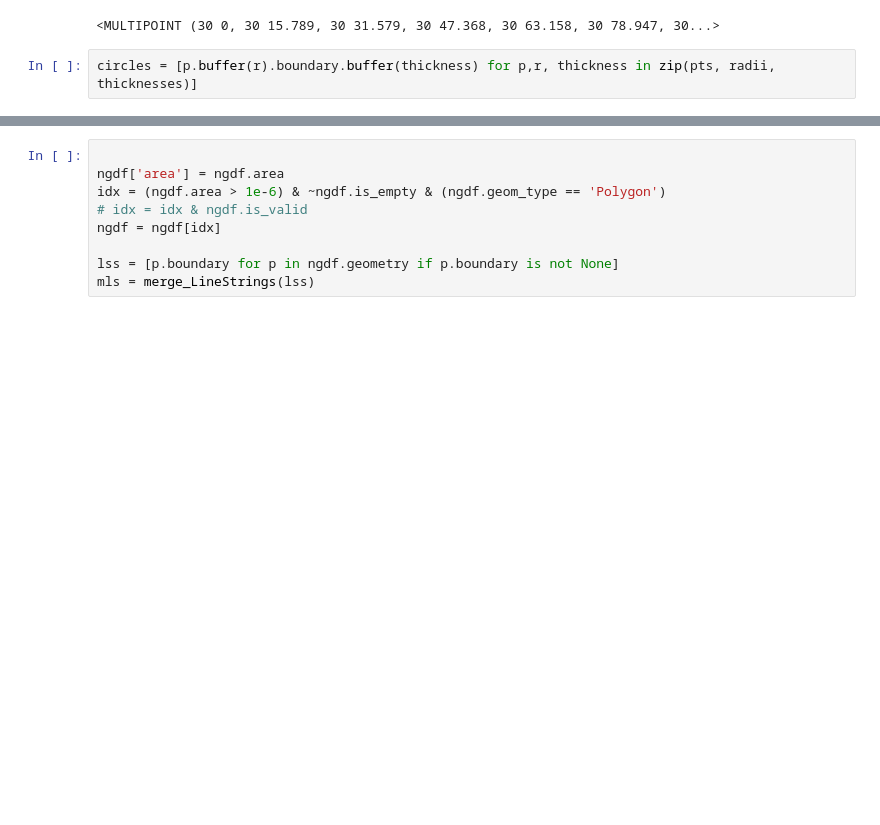
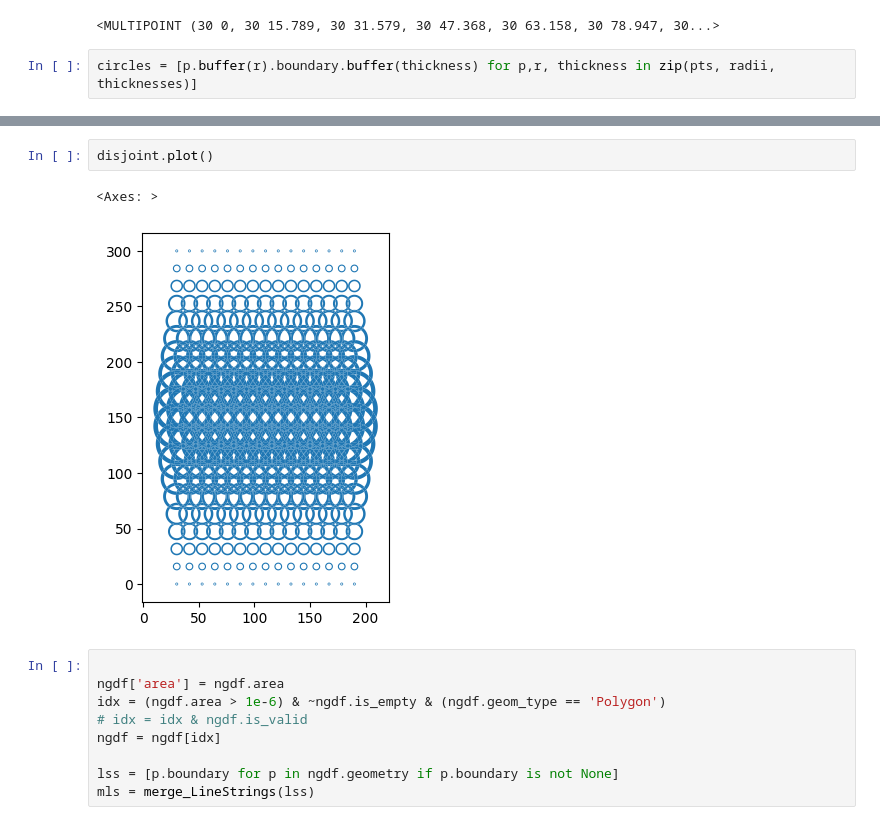
Before and after one commit to ANaka/brr, a Jupyter notebook: projects/dashing/dashing/20230331_intersection_dashing.ipynb, the cells around one changed output, grey strips where cells are left out. Saved outputs shown, nothing was run; the diff lists cells and outputs as text; blank space fills up the shorter version.

```diff
--- a/projects/dashing/dashing/20230331_intersection_dashing.ipynb
+++ b/projects/dashing/dashing/20230331_intersection_dashing.ipynb
@@ -155,3 +165,8 @@ ngdf = ngdf.explode(index_parts=False)
+# %%
+disjoint.plot()
+# %% [output]
+<Axes: >
+[figure, added]
 # %%
 
 ngdf['area'] = ngdf.area
```
Also changed, not shown: parts of 55 cells of this notebook.
